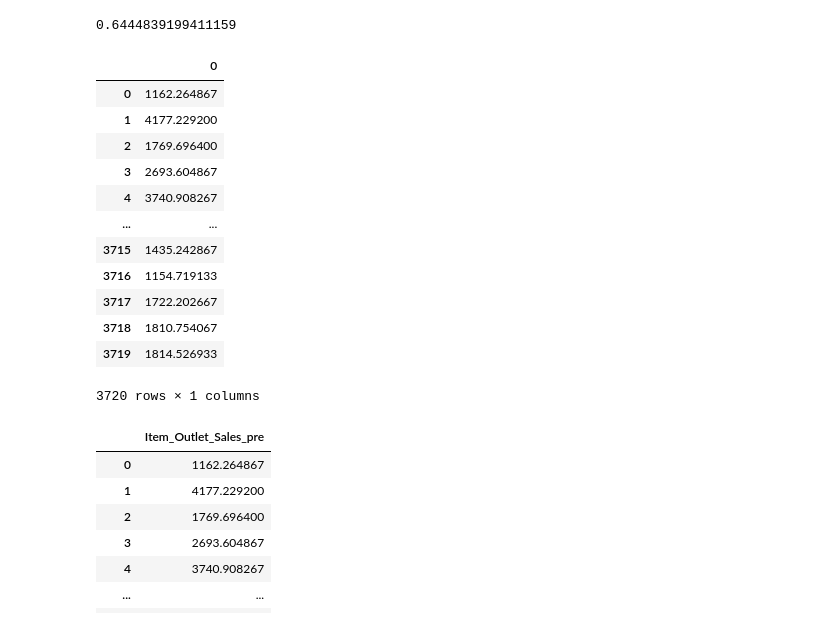
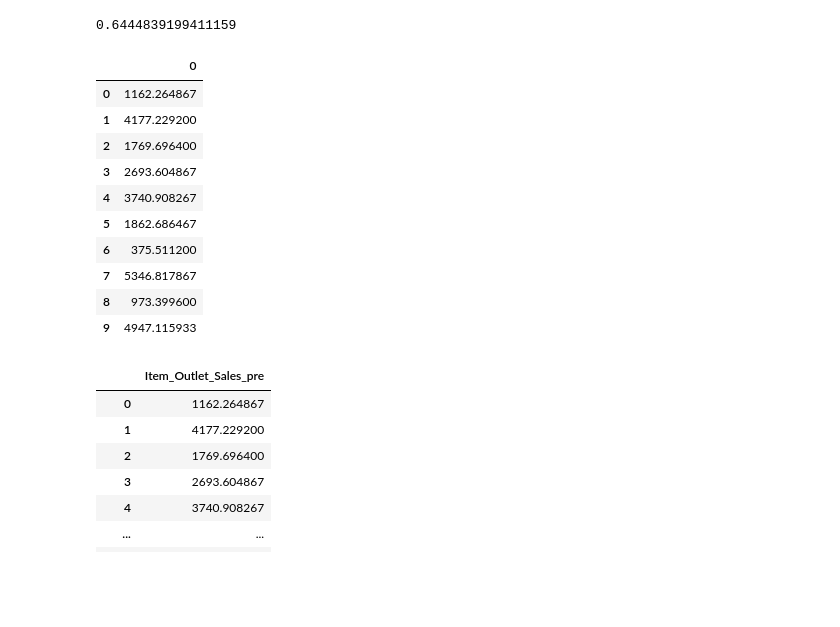
Before and after one commit to wilsonfffs/CODING-DOJO, a Jupyter notebook: Proyecto__1__Parte_3_4_5.ipynb, the cells around one changed output. Saved outputs shown, nothing was run; the diff lists cells and outputs as text; code cells hidden in the pictures; blank space fills up the shorter version.

```diff
--- a/Proyecto__1__Parte_3_4_5.ipynb
+++ b/Proyecto__1__Parte_3_4_5.ipynb
@@ -739,21 +754,19 @@ print(scoreknn)
 0.6444839199411159
 # %%
 Item_Outlet_Sales_pre = pd.DataFrame(preds)
-Item_Outlet_Sales_pre
+Item_Outlet_Sales_pre.head(10)
 # %% [output]
 |  | 0 |
 | 0 | 1162.264867 |
 | 1 | 4177.229200 |
 | 2 | 1769.696400 |
 | 3 | 2693.604867 |
 | 4 | 3740.908267 |
-| ... | ... |
-| 3715 | 1435.242867 |
-| 3716 | 1154.719133 |
-| 3717 | 1722.202667 |
-| 3718 | 1810.754067 |
-| 3719 | 1814.526933 |
+| 5 | 1862.686467 |
+| 6 | 375.511200 |
+| 7 | 5346.817867 |
+| 8 | 973.399600 |
+| 9 | 4947.115933 |
-3720 rows × 1 columns
 # %%
 Item_Outlet_Sales_pre = Item_Outlet_Sales_pre.rename(columns={0:'Item_Outlet_Sales_pre'})
 Item_Outlet_Sales_pre
```
Also changed, not shown: parts of 3 cells of this notebook.
